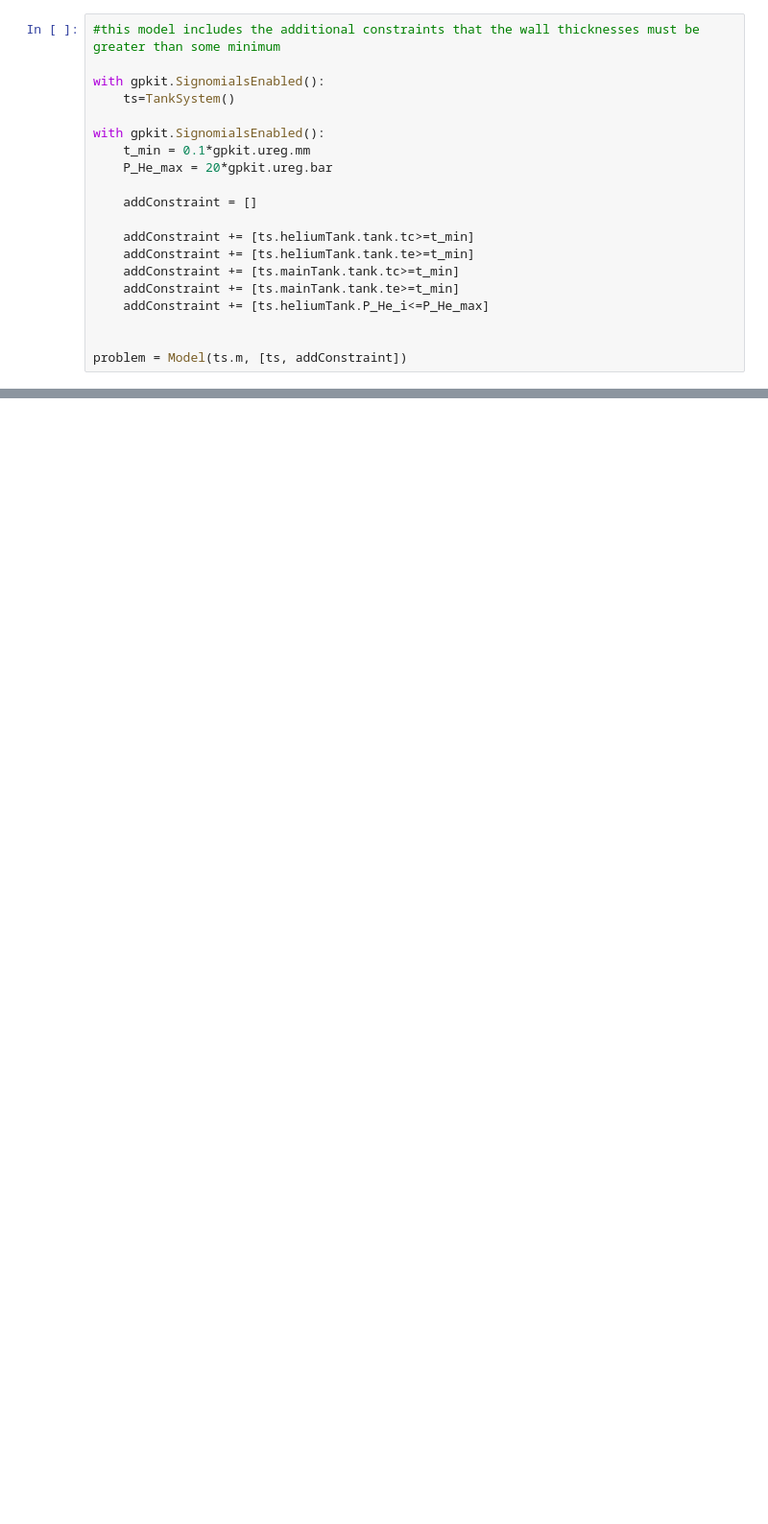
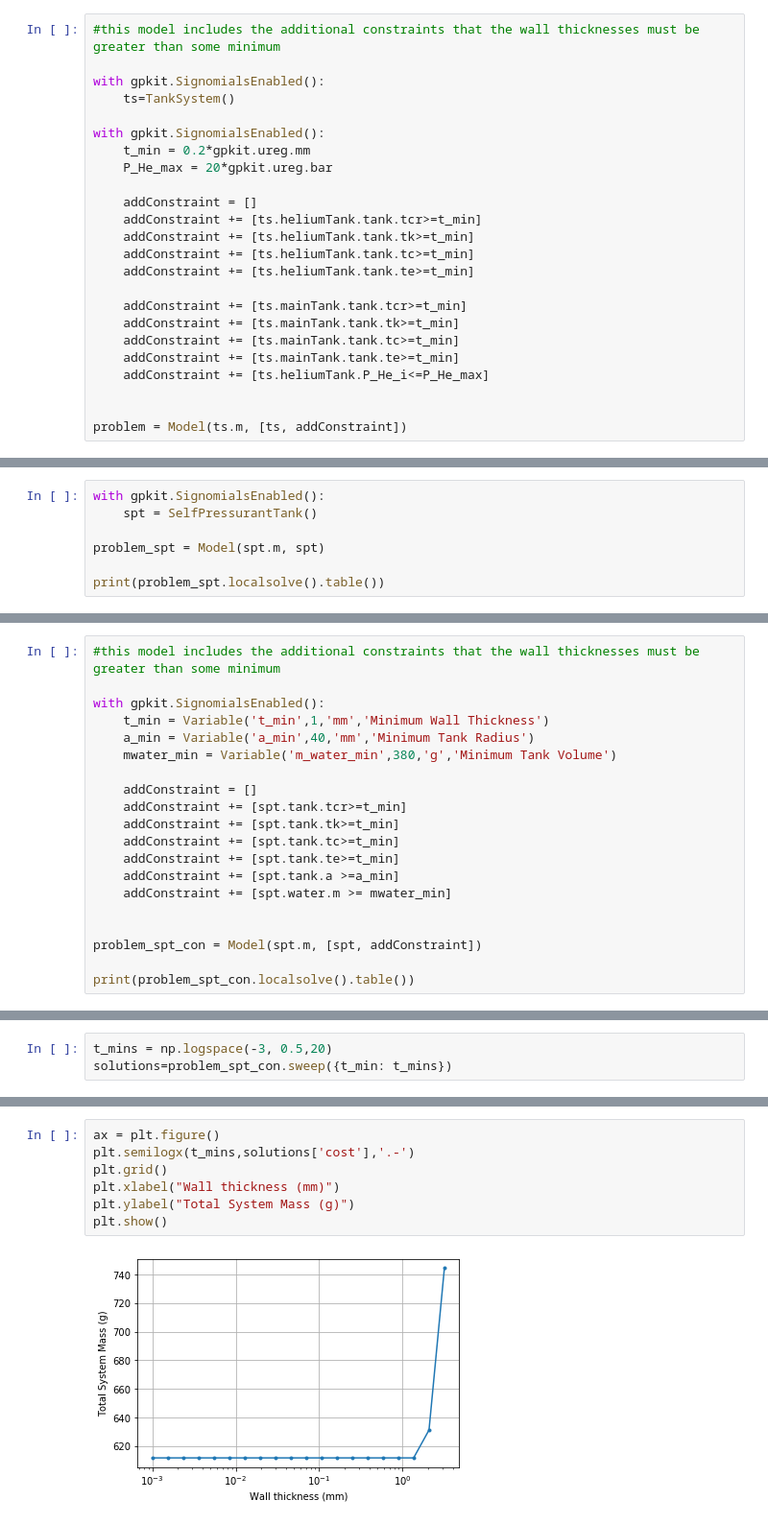
Before and after one commit to dev10110/MemsThrusterDesign, a Jupyter notebook: TankDesign/TankSizingWithClasses-EllipsoidTanks.ipynb, the cells around one changed output, grey strips where cells are left out. Shown at 96% size. Drawn from its saved outputs; the diff is of its cells as text; blank space fills up the shorter version.

```diff
--- a/TankDesign/TankSizingWithClasses-EllipsoidTanks.ipynb
+++ b/TankDesign/TankSizingWithClasses-EllipsoidTanks.ipynb
@@ -286,13 +296,17 @@ with gpkit.SignomialsEnabled():
     ts=TankSystem()
 
 with gpkit.SignomialsEnabled():
-    t_min = 0.1*gpkit.ureg.mm
+    t_min = 0.2*gpkit.ureg.mm
     P_He_max = 20*gpkit.ureg.bar
 
     addConstraint = []
-
+    addConstraint += [ts.heliumTank.tank.tcr>=t_min]
+    addConstraint += [ts.heliumTank.tank.tk>=t_min]
     addConstraint += [ts.heliumTank.tank.tc>=t_min]
     addConstraint += [ts.heliumTank.tank.te>=t_min]
+
+    addConstraint += [ts.mainTank.tank.tcr>=t_min]
+    addConstraint += [ts.mainTank.tank.tk>=t_min]
     addConstraint += [ts.mainTank.tank.tc>=t_min]
     addConstraint += [ts.mainTank.tank.te>=t_min]
     addConstraint += [ts.heliumTank.P_He_i<=P_He_max]
@@ -322,0 +381,7 @@ Free Variables
+# %%
+with gpkit.SignomialsEnabled():
+    spt = SelfPressurantTank()
+
+problem_spt = Model(spt.m, spt)
+
+print(problem_spt.localsolve().table())
@@ -322,0 +450,20 @@ Free Variables
+# %%
+#this model includes the additional constraints that the wall thicknesses must be greater than some minimum
+
+with gpkit.SignomialsEnabled():
+    t_min = Variable('t_min',1,'mm','Minimum Wall Thickness')
+    a_min = Variable('a_min',40,'mm','Minimum Tank Radius')
+    mwater_min = Variable('m_water_min',380,'g','Minimum Tank Volume')
+
+    addConstraint = []
+    addConstraint += [spt.tank.tcr>=t_min]
+    addConstraint += [spt.tank.tk>=t_min]
+    addConstraint += [spt.tank.tc>=t_min]
+    addConstraint += [spt.tank.te>=t_min]
+    addConstraint += [spt.tank.a >=a_min]
+    addConstraint += [spt.water.m >= mwater_min]
+
+
+problem_spt_con = Model(spt.m, [spt, addConstraint])
+
+print(problem_spt_con.localsolve().table())
@@ -322,0 +508,3 @@ Free Variables
+# %%
+t_mins = np.logspace(-3, 0.5,20)
+solutions=problem_spt_con.sweep({t_min: t_mins})
@@ -322,0 +517,9 @@ Free Variables
+# %%
+ax = plt.figure()
+plt.semilogx(t_mins,solutions['cost'],'.-')
+plt.grid()
+plt.xlabel("Wall thickness (mm)")
+plt.ylabel("Total System Mass (g)")
+plt.show()
+# %% [output]
+[figure, added]
```
Also changed, not shown: parts of 15 cells of this notebook, 23 other files.
